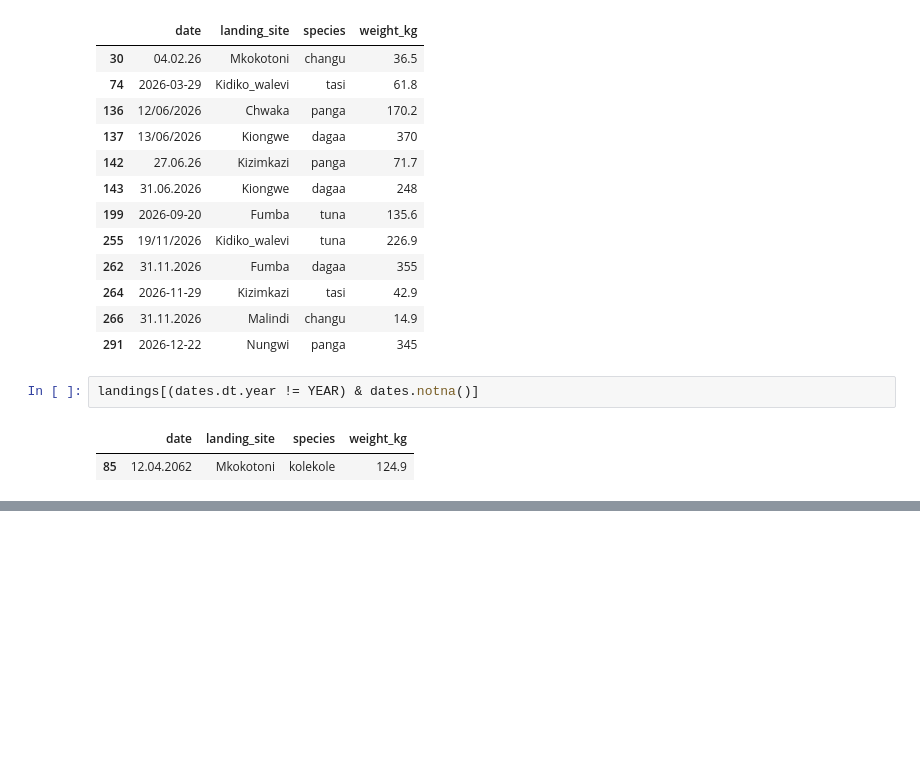
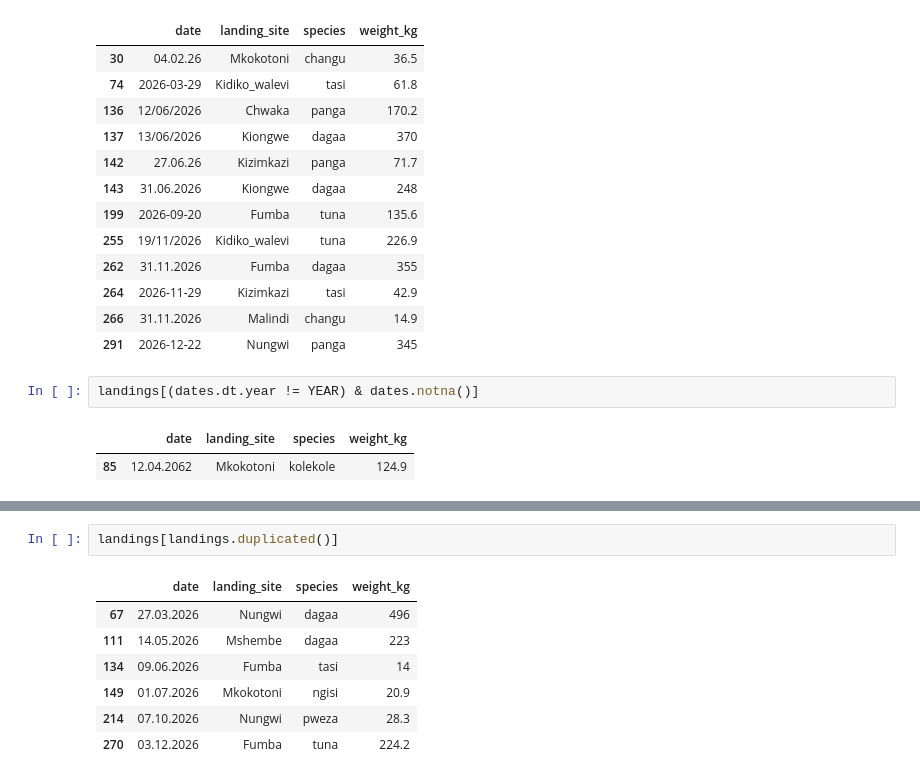
Before and after one commit to GabrielMasala/catch_summariser, a Jupyter notebook: catch_trends.ipynb, the cells around one changed output, grey strips where cells are left out. Cells and saved outputs as stored; diff of their text form; blank space fills up the shorter version.

```diff
--- a/catch_trends.ipynb
+++ b/catch_trends.ipynb
@@ -195,0 +256,10 @@ landings[(dates.dt.year != YEAR) & dates.notna()]
+# %%
+landings[landings.duplicated()]
+# %% [output]
+|  | date | landing_site | species | weight_kg |
+| 67 | 27.03.2026 | Nungwi | dagaa | 496 |
+| 111 | 14.05.2026 | Mshembe | dagaa | 223 |
+| 134 | 09.06.2026 | Fumba | tasi | 14 |
+| 149 | 01.07.2026 | Mkokotoni | ngisi | 20.9 |
+| 214 | 07.10.2026 | Nungwi | pweza | 28.3 |
+| 270 | 03.12.2026 | Fumba | tuna | 224.2 |
```
Also changed, not shown: parts of 7 cells of this notebook.
